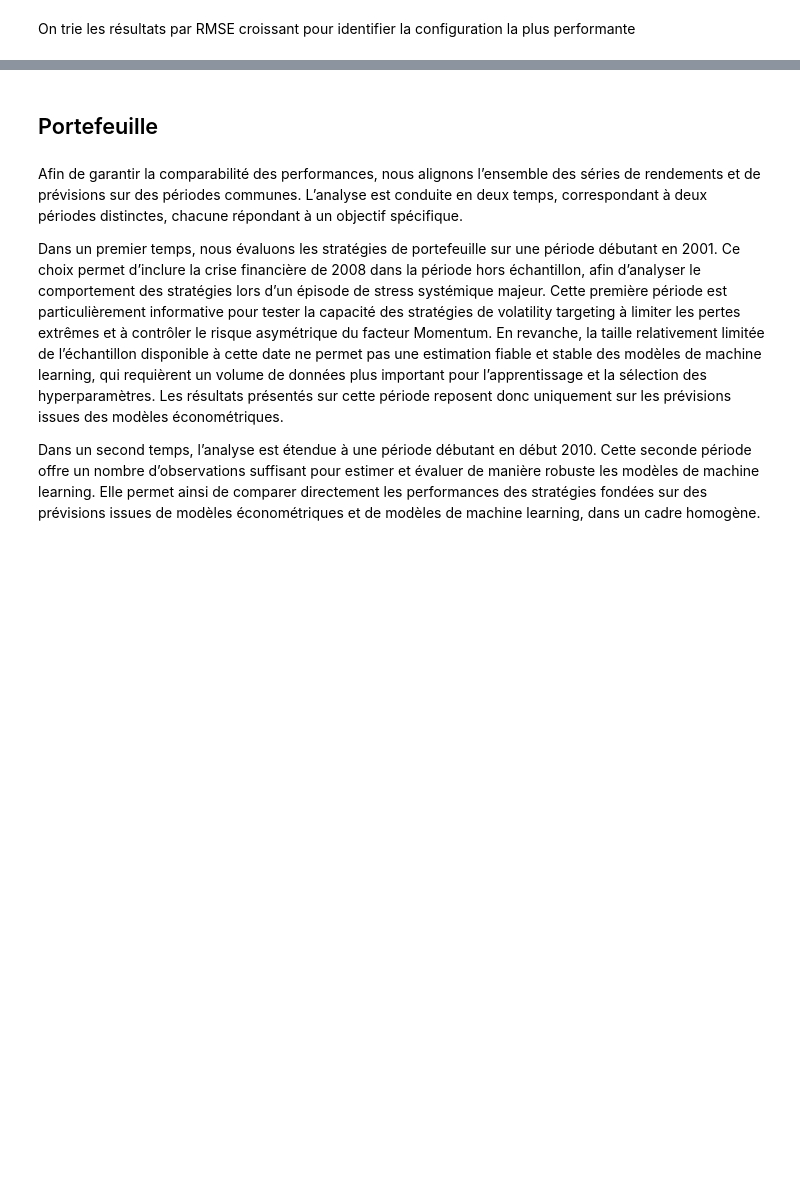
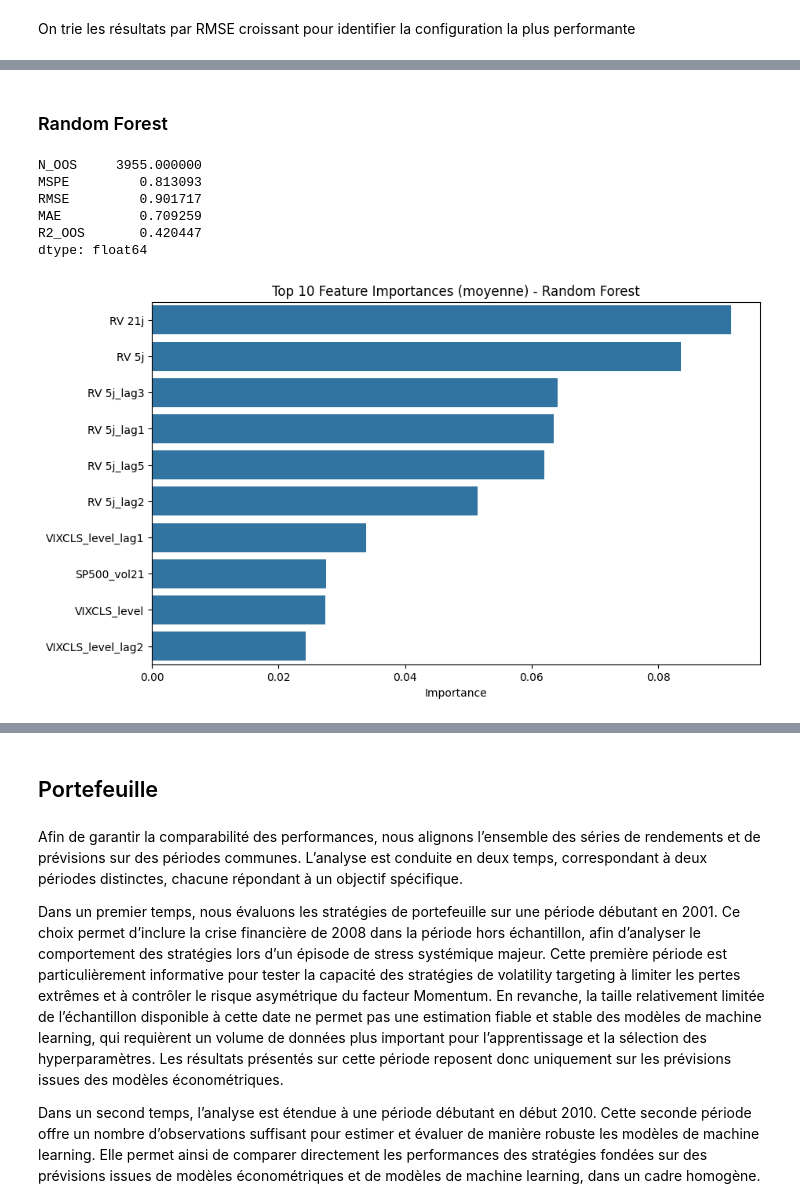
Before and after one commit to AntoninDevalland/Volatility-forcasting-for-Momentum-timing, a Jupyter notebook: main.ipynb, the cells around one changed output, grey strips where cells are left out. Drawn from its saved outputs; the diff is of its cells as text; code cells hidden in the pictures; blank space fills up the shorter version.

```diff
--- a/main.ipynb
+++ b/main.ipynb
@@ -1319,0 +1299,56 @@ plt.show()
+# %% [markdown]
+### Random Forest
+# %%
+param_grid_rf = {
+    "n_estimators": [200, 400],
+    "max_depth": [3, 5],
+    "min_samples_leaf": [20, 50],
+}
+
+rf_base = RandomForestRegressor(
+    n_estimators=300,
+    max_depth=5,
+    min_samples_leaf=20,
+    max_features="sqrt",
+    n_jobs=-1,
+    random_state=42
+)
+
+df_res_rf, df_params_rf, df_imps_rf = sklearn_walk_forward(
+    base_model=rf_base,
+    param_grid=param_grid_rf,
+    X=X_aligned,
+    y=y_aligned,
+    train_window_size=15 * 252,
+    val_window_size=5 * 252,
+    refit_step=60
+)
+# %%
+metrics_rf = forecast_quality_oos(y_true=df_res_rf["Actual"], y_pred=df_res_rf["Pred"])
+print(metrics_rf)
+# %% [output]
+N_OOS     3955.000000
+MSPE         0.813093
+RMSE         0.901717
+MAE          0.709259
+R2_OOS       0.420447
+dtype: float64
+# %%
+mean_importances = (
+    df_imps_rf
+    .mean()
+    .sort_values(ascending=False)
+    .head(10)
+)
+
+plt.figure(figsize=(10, 6))
+sns.barplot(
+    x=mean_importances.values,
+    y=mean_importances.index
+)
+plt.title("Top 10 Feature Importances (moyenne) - Random Forest")
+plt.xlabel("Importance")
+plt.ylabel("")
+plt.show()
+# %% [output]
+[figure, added]
```
Also changed, not shown: parts of 22 cells of this notebook, 1 other file.
